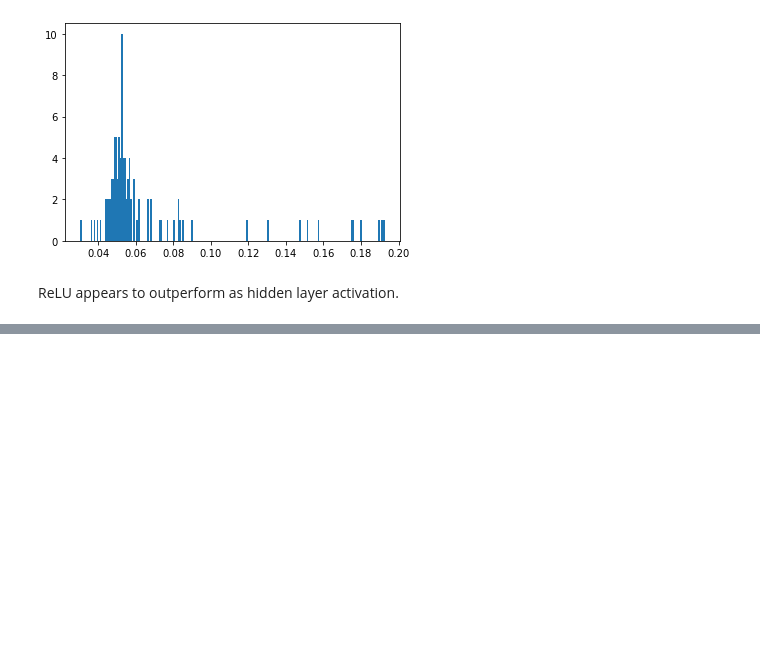
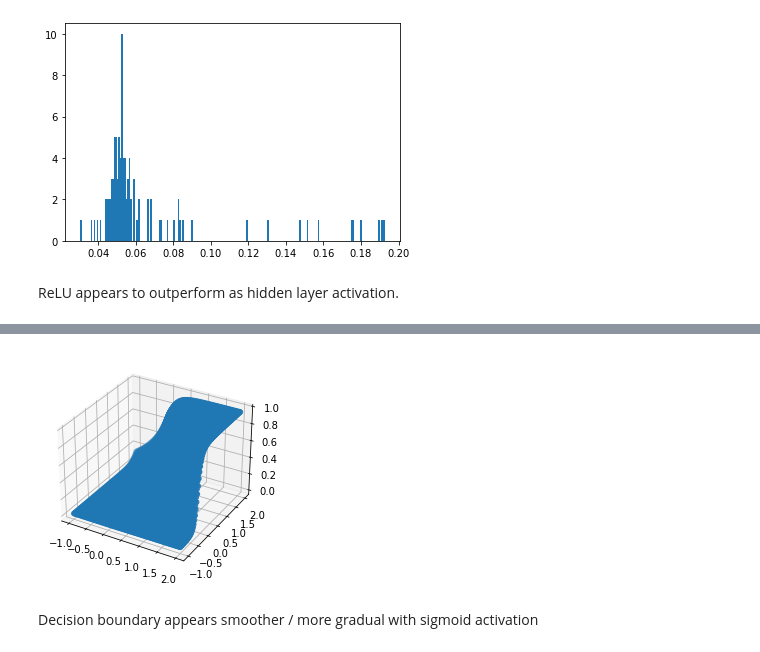
Before and after one commit to carlfre/FYS-STK3155-project-2, a Jupyter notebook: notebooks/nn_vs_regression.ipynb, the cells around one changed output, grey strips where cells are left out. Saved outputs shown, nothing was run; the diff lists cells and outputs as text; code cells hidden in the pictures; blank space fills up the shorter version.

```diff
--- a/notebooks/nn_vs_regression.ipynb
+++ b/notebooks/nn_vs_regression.ipynb
@@ -358,0 +376,18 @@ ReLU appears to outperform as hidden layer activation.
+# %%
+# 3d plot of prediction
+X, Y = np.meshgrid(np.linspace(-1, 2, 100), np.linspace(-1, 2, 100))
+X = X.reshape(-1, 1)
+Y = Y.reshape(-1, 1)
+
+Z = np.hstack([X, Y])
+
+preds = nn.predict(Z, wb)
+
+fig = plt.figure()
+ax = fig.add_subplot(111, projection='3d')
+ax.scatter(X, Y, preds)
+plt.show()
+# %% [output]
+[figure, added]
+# %% [markdown]
+Decision boundary appears smoother / more gradual with sigmoid activation
```
Also changed, not shown: parts of 3 cells of this notebook, 1 other file.
